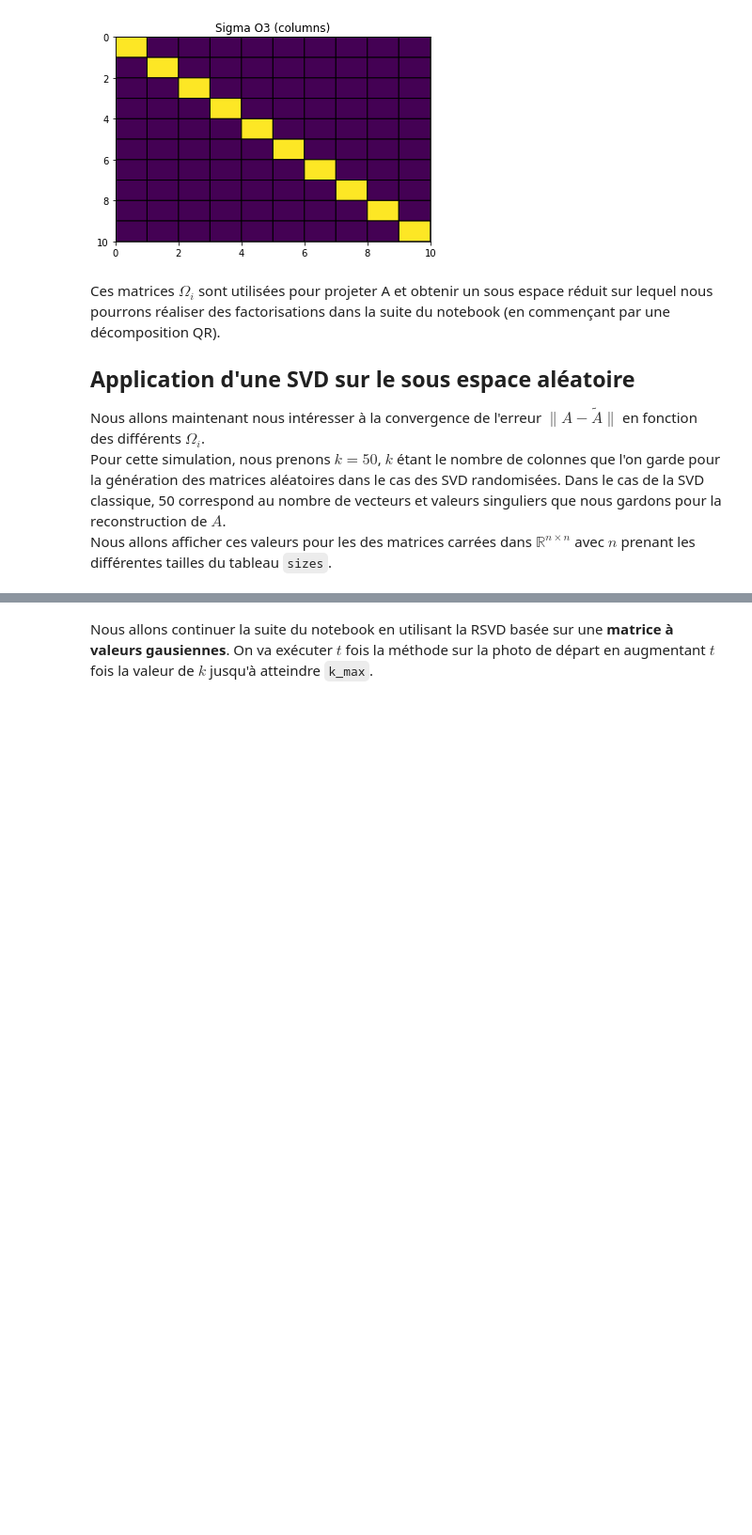
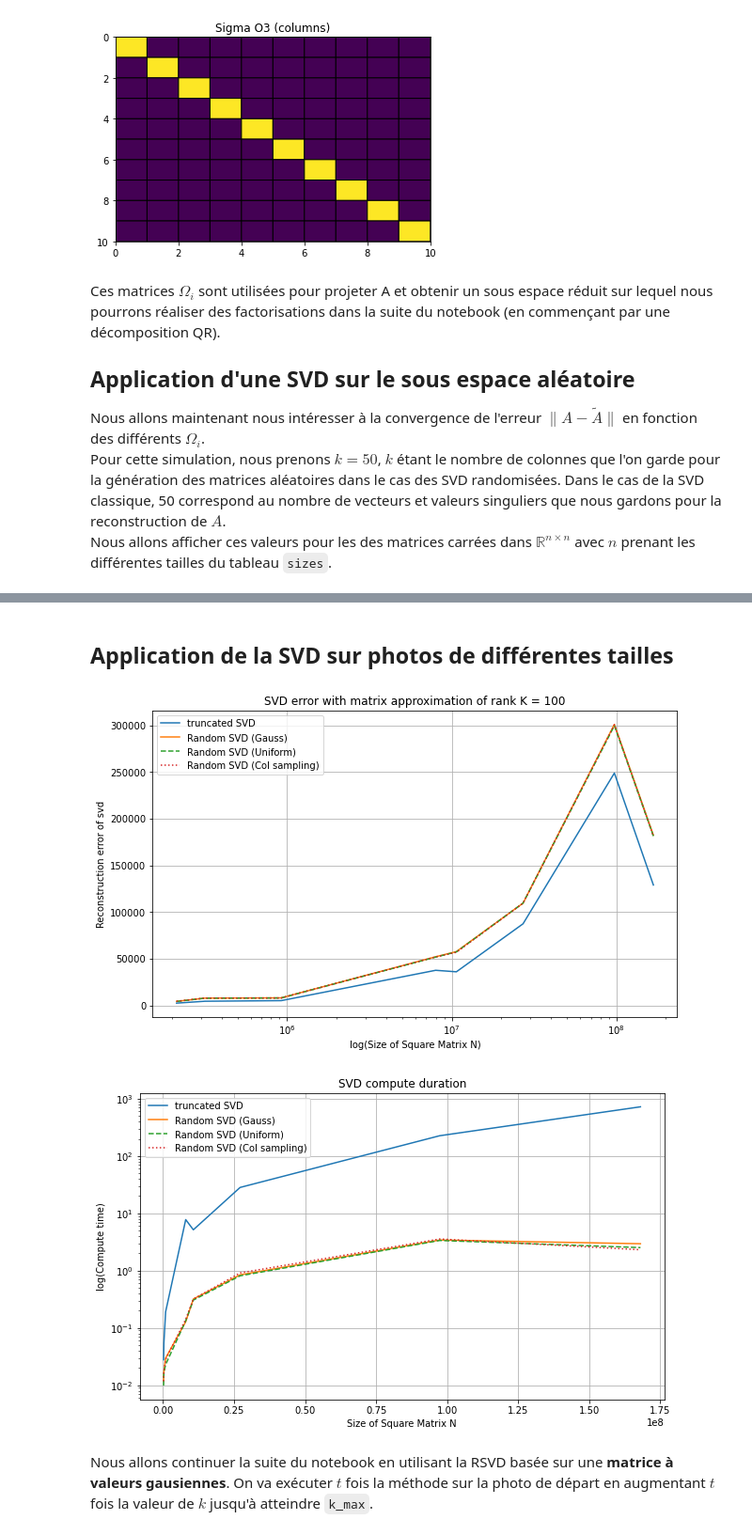
Before and after one commit to Aympab/randomized-svd, a Jupyter notebook: main.ipynb, the cells around one changed output, grey strips where cells are left out. Shown at 94% size. Saved outputs shown, nothing was run; the diff lists cells and outputs as text; code cells hidden in the pictures; blank space fills up the shorter version.

Commit message:
Ajout de la comparaison temps/erreur pour de vraies photos

```diff
--- a/main.ipynb
+++ b/main.ipynb
@@ -188,6 +188,17 @@ Nous allons afficher ces valeurs pour les des matrices carrées dans $\mathbb{R}
 # fixed_rank_errors_random_matrixes(sizes, k=50)
 # %% [markdown]
 ![fixed_rank_errors](graphs/error_and_duration_size_increasing.png)
+# %% [markdown]
+## Application de la SVD sur photos de différentes tailles
+# %%
+Image.MAX_IMAGE_PIXELS = None # Shut the warning
+
+paths = ["./resources/" + x for x in os.listdir("./resources") if x.split(".")[-1] in ["jpg", "jpeg"]]
+
+fixed_rank_errors_photos(paths, k=100)
+# %% [output]
+[figure, added]
+[figure, added]
 # %% [markdown]
 Nous allons continuer la suite du notebook en utilisant la RSVD basée sur une **matrice à valeurs gausiennes**.
 On va exécuter $t$ fois la méthode sur la photo de départ en augmentant $t$ fois la valeur de $k$ jusqu'à atteindre `k_max`.
```
Also changed, not shown: parts of 4 cells of this notebook, 3 other files.
